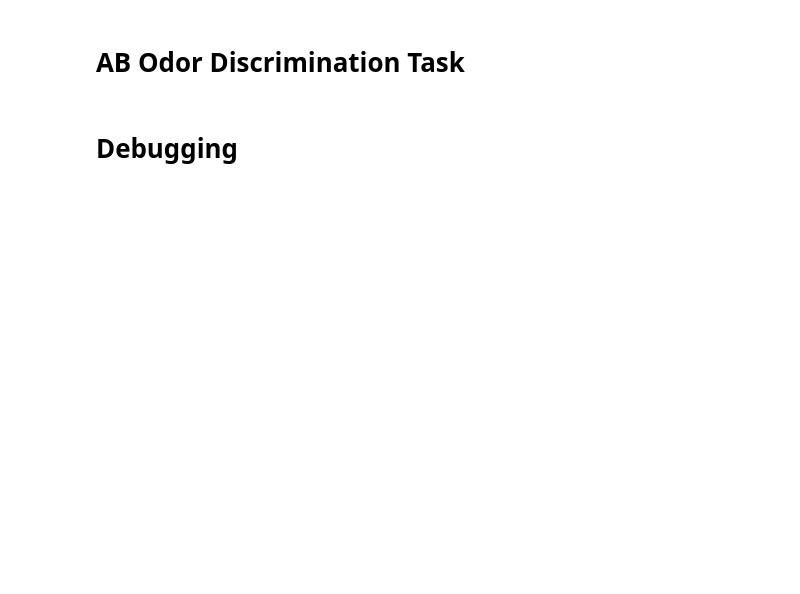
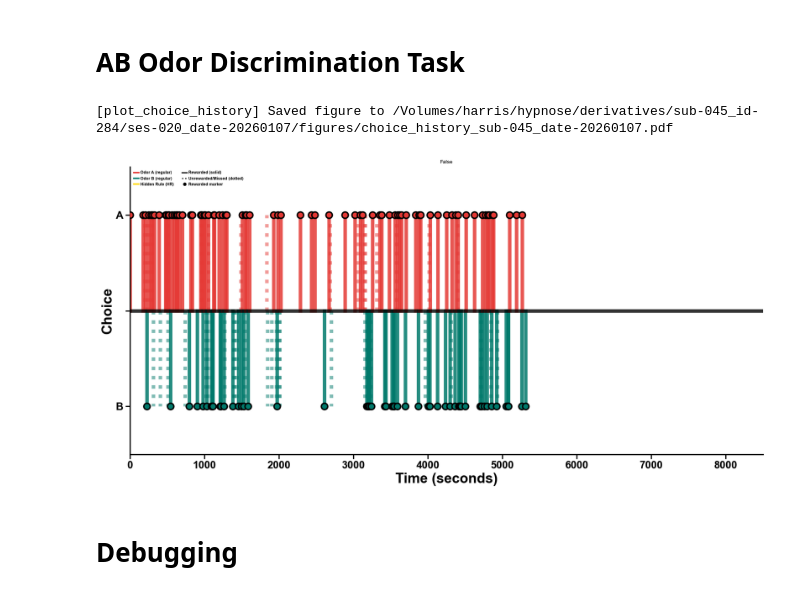
Before and after one commit to SainsburyWellcomeCentre/hypnose-analysis, a Jupyter notebook: notebooks/behavior_visualization.ipynb, the cells around one changed output. Cells and saved outputs as stored; diff of their text form; code cells hidden in the pictures; blank space fills up the shorter version.

Commit message:
Update plotting

```diff
--- a/notebooks/behavior_visualization.ipynb
+++ b/notebooks/behavior_visualization.ipynb
@@ -276,14 +284,18 @@ fig1, ax1, fig2, ax2 = plot_decision_accuracy_rolling_average(
 # %%
 # Plots all choices for one or more sessions
 choice_plots = plot_choice_history(
-    subjid=55,
-    dates=[20260520],
+    subjid=45,
+    dates=[20260107],
     fa_types=["FA_time_in", "FA_time_out"],
     save=True,
-    show_legend=False,
+    show_legend=True,
     title=False,
     lw_scale=3,
+    xlim=(0,8500),
     marker_scale=3,)
+# %% [output]
+[plot_choice_history] Saved figure to /Volumes/harris/hypnose/derivatives/sub-045_id-284/ses-020_date-20260107/figures/choice_history_sub-045_date-20260107.pdf
+[figure, added]
 # %%
 plt.close('all')
 # %%
```
Also changed, not shown: parts of 7 cells of this notebook, 4 other files.
